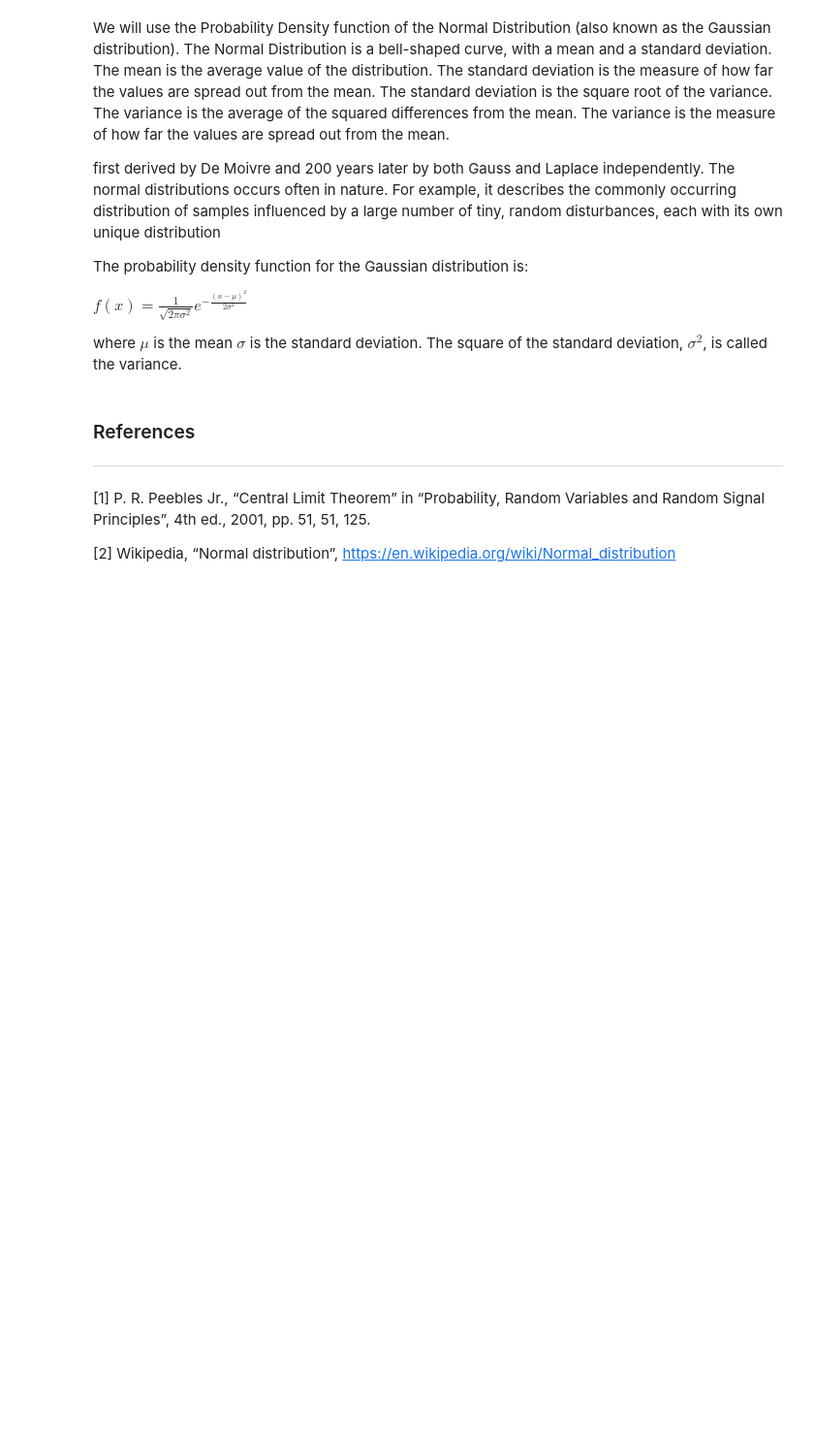
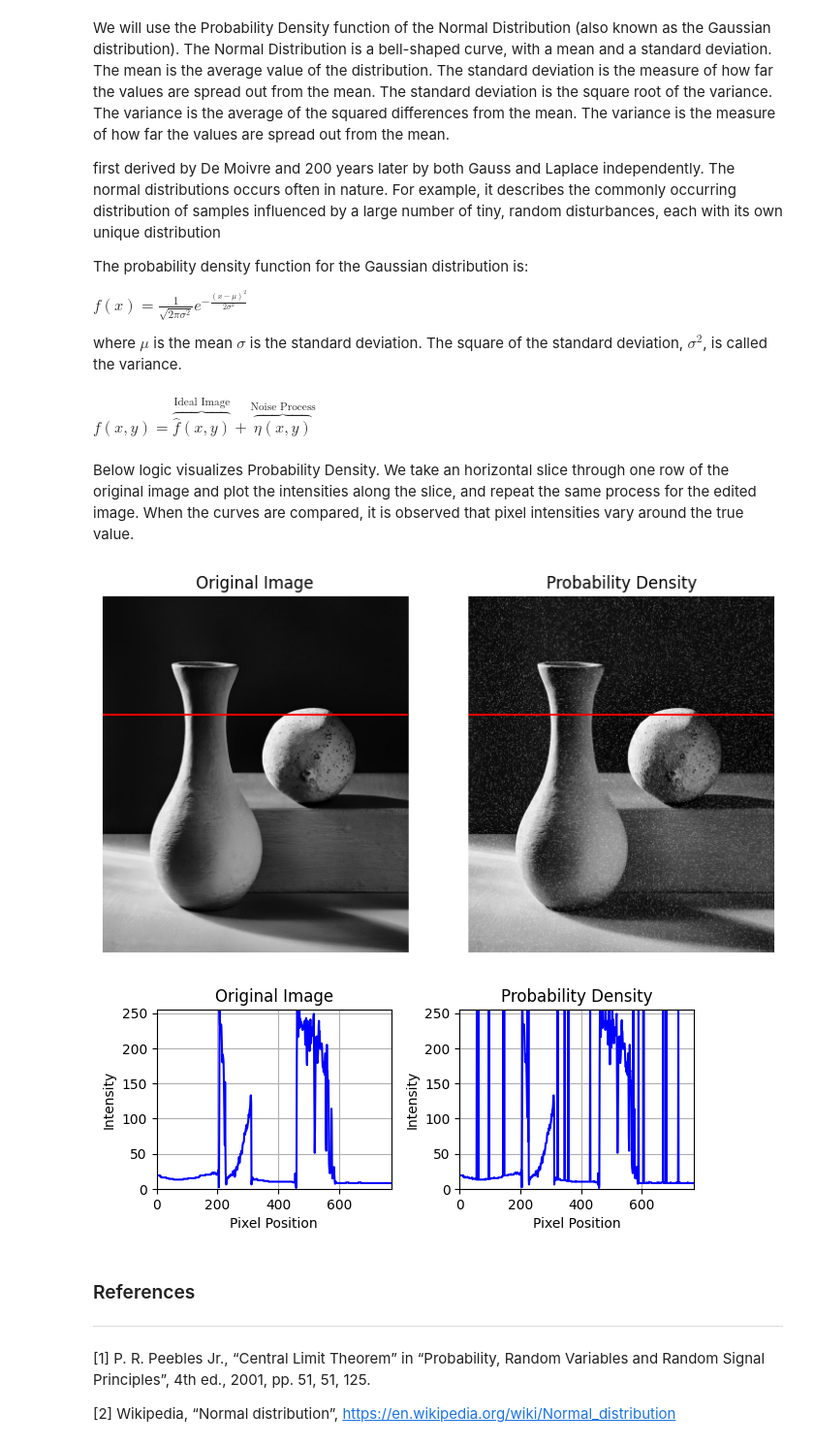
Before and after one commit to lenigovi/ComputerVisionSkills, a Jupyter notebook: Image Processing/imageProcessing.ipynb, the cells around one changed output. Shown at 97% size. Cells and saved outputs as stored; diff of their text form; code cells hidden in the pictures; blank space fills up the shorter version.

Commit message:
probability density pixel intensity plot is done

```diff
--- a/Image Processing/imageProcessing.ipynb
+++ b/Image Processing/imageProcessing.ipynb
@@ -18,6 +21,85 @@ where
 $\mu$ is the mean
 $\sigma$ is the standard deviation.
 The square of the standard deviation, $\sigma^2$, is called the variance.
+# %% [markdown]
+$ f(x,y) = \overbrace{\widehat{f}(x,y)}^{\text{Ideal Image}} + \overbrace{\eta(x,y)}^{\text{Noise Process}} $
+# %% [markdown]
+Below logic visualizes Probability Density. We take an horizontal slice through one row of the original image and plot the intensities along the slice, and repeat the same process for the edited image. When the curves are compared, it is observed that pixel intensities vary around the true value.
+# %%
+import cv2
+import numpy as np
+import matplotlib.pyplot as plt
+
+# Load the original image
+image_path = 'img/gaussian_original.jpg'
+original_image = cv2.imread(image_path, cv2.IMREAD_GRAYSCALE)
+
+if original_image is None:
+    print(f"Failed to load image from path: {image_path}")
+else:
+    # Display the original image and noisy image side by side
+    plt.figure(figsize=(9, 6))
+
+    # Plot the original image
+    plt.subplot(1, 2, 1)
+    plt.imshow(original_image, cmap='gray')
+    plt.title('Original Image')
+    plt.axhline(original_image.shape[0] // 3, color='r', linestyle='-')
+    plt.axis('off')
+
+    # Gaussian noise parameters
+    mean = 0
+    variance = 0.3  # varience controls the amount of noise
+    sigma = variance ** 0.5
+    gaussian_noise = np.random.normal(mean, sigma, original_image.shape)
+    gaussian_noise = gaussian_noise.reshape(original_image.shape).astype('uint8')
+
+    # Adding Gaussian noise to the original image
+    noisy_image = cv2.add(original_image, gaussian_noise)
+
+    # Plot the noisy image
+    plt.subplot(1, 2, 2)
+    plt.imshow(noisy_image, cmap='gray')
+    plt.title('Probability Density')
+    plt.axhline(original_image.shape[0] // 3, color='r', linestyle='-')
+    plt.axis('off')
+
+    plt.show()
+
+
+    # Select a row (slice) for the horizontal section plot (from the original image)
+    row_index_original = original_image.shape[0] // 3  # Choose the middle row
+    intensities_original = original_image[row_index_original, :]
+
+    # Plot the horizontal section (intensities along the selected row) for the original image
+    plt.subplot(2, 2, 3)
+    plt.plot(intensities_original, color='b')
+    plt.title('Original Image')
+    plt.xlabel('Pixel Position')
+    plt.ylabel('Intensity')
+    plt.xlim(0, len(intensities_original))
+    plt.ylim(0, 255)  # Adjust ylim based on intensity range (0-255 for grayscale)
+    plt.grid(True)
+
+    # Select a row (slice) for the horizontal section plot (from the noisy image)
+    row_index_noisy = noisy_image.shape[0] // 3  # Choose the middle row
+    intensities_noisy = noisy_image[row_index_noisy, :]
+
+    # Plot the horizontal section (intensities along the selected row) for the noisy image
+    plt.subplot(2, 2, 4)
+    plt.plot(intensities_noisy, color='b')
+    plt.title('Probability Density')
+    plt.xlabel('Pixel Position')
+    plt.ylabel('Intensity')
+    plt.xlim(0, len(intensities_noisy))
+    plt.ylim(0, 255)  # Adjust ylim based on intensity range (0-255 for grayscale)
+    plt.grid(True)
+
+    plt.tight_layout()
+    plt.show()
+# %% [output]
+[figure, added]
+[figure, added]
 # %% [markdown]
 ### References
 
```
Also changed, not shown: parts of 2 cells of this notebook.
